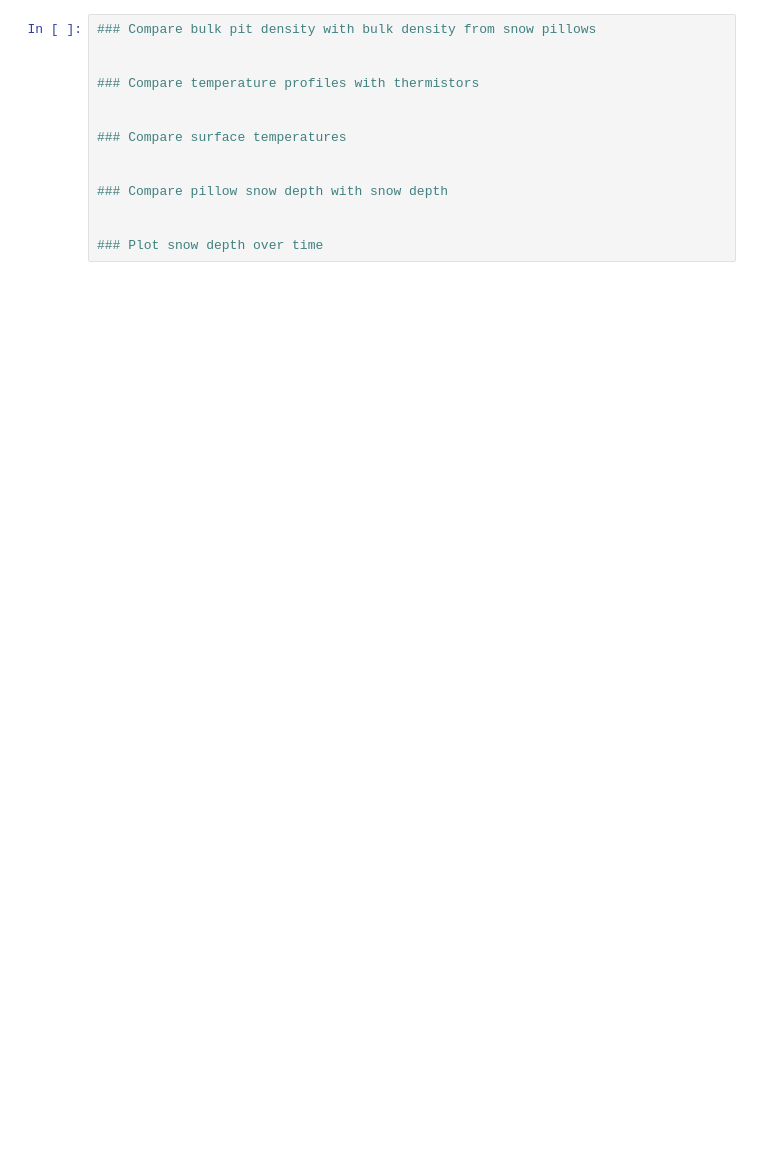
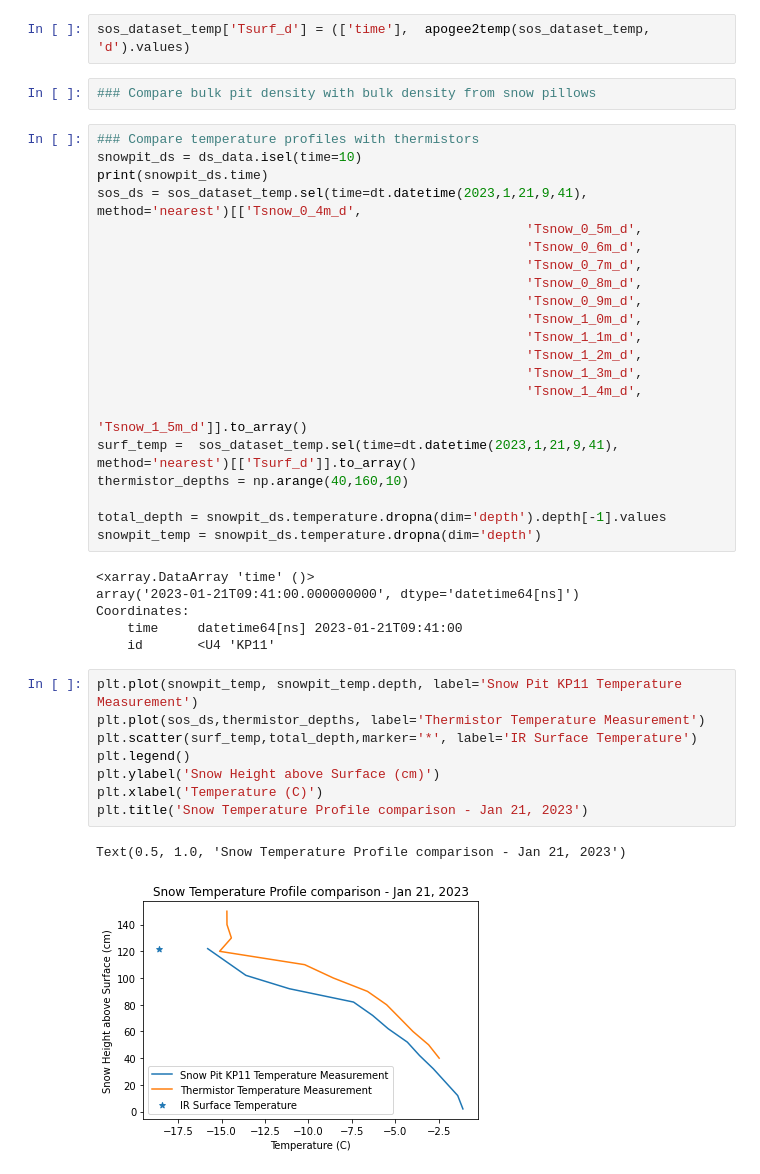
Before and after one commit to dlhogan97/Snow-Hydrology-S23, a Jupyter notebook: Final/snow_pit_lab.ipynb, the cells around one changed output. Cells and saved outputs as stored; diff of their text form; blank space fills up the shorter version.

```diff
--- a/Final/snow_pit_lab.ipynb
+++ b/Final/snow_pit_lab.ipynb
@@ -172,14 +182,42 @@ Attributes: (12/26)
+# %%
+sos_dataset_temp['Tsurf_d'] = (['time'],  apogee2temp(sos_dataset_temp, 'd').values)
 # %%
 ### Compare bulk pit density with bulk density from snow pillows
-
-
-### Compare temperature profiles with thermistors
-
-
-### Compare surface temperatures
-
-
-### Compare pillow snow depth with snow depth
-
-
-### Plot snow depth over time
+# %%
+### Compare temperature profiles with thermistors
+snowpit_ds = ds_data.isel(time=10)
+print(snowpit_ds.time)
+sos_ds = sos_dataset_temp.sel(time=dt.datetime(2023,1,21,9,41), method='nearest')[['Tsnow_0_4m_d',
+                                                       'Tsnow_0_5m_d',
+                                                       'Tsnow_0_6m_d',
+                                                       'Tsnow_0_7m_d',
+                                                       'Tsnow_0_8m_d',
+                                                       'Tsnow_0_9m_d',
+                                                       'Tsnow_1_0m_d',
+                                                       'Tsnow_1_1m_d',
+                                                       'Tsnow_1_2m_d',
+                                                       'Tsnow_1_3m_d',
+                                                       'Tsnow_1_4m_d',
+                                                       'Tsnow_1_5m_d']].to_array()
+surf_temp =  sos_dataset_temp.sel(time=dt.datetime(2023,1,21,9,41), method='nearest')[['Tsurf_d']].to_array()
+thermistor_depths = np.arange(40,160,10)
+
+total_depth = snowpit_ds.temperature.dropna(dim='depth').depth[-1].values
+snowpit_temp = snowpit_ds.temperature.dropna(dim='depth')
+# %% [output]
+<xarray.DataArray 'time' ()>
+array('2023-01-21T09:41:00.000000000', dtype='datetime64[ns]')
+Coordinates:
+    time     datetime64[ns] 2023-01-21T09:41:00
+    id       <U4 'KP11'
+# %%
+plt.plot(snowpit_temp, snowpit_temp.depth, label='Snow Pit KP11 Temperature Measurement')
+plt.plot(sos_ds,thermistor_depths, label='Thermistor Temperature Measurement')
+plt.scatter(surf_temp,total_depth,marker='*', label='IR Surface Temperature')
+plt.legend()
+plt.ylabel('Snow Height above Surface (cm)')
+plt.xlabel('Temperature (C)')
+plt.title('Snow Temperature Profile comparison - Jan 21, 2023')
+# %% [output]
+Text(0.5, 1.0, 'Snow Temperature Profile comparison - Jan 21, 2023')
+[figure, added]
```
Also changed, not shown: parts of 28 cells of this notebook, 51 other files.
